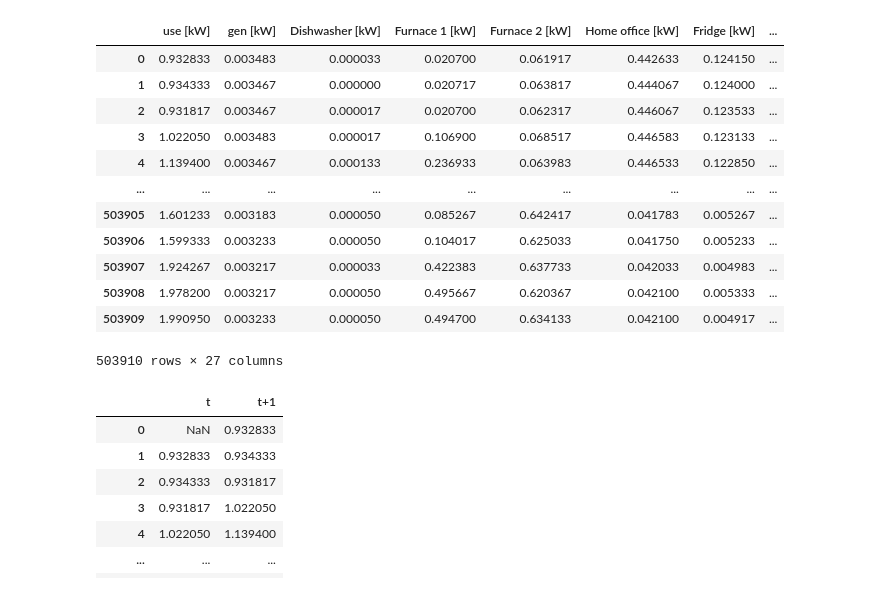
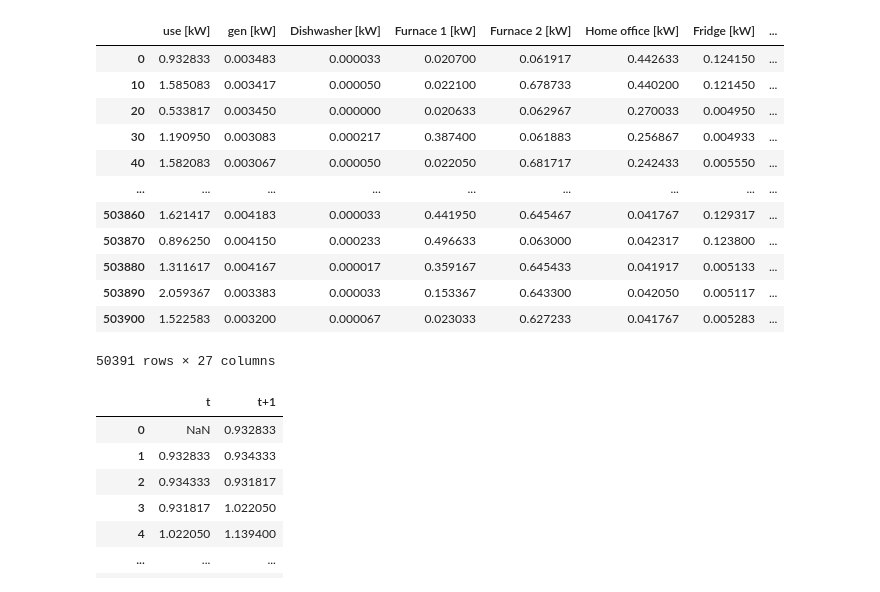
Before and after one commit to MatheusCascalho/Appliance-Energy-Prediction, a Jupyter notebook: notebooks/experimentos_artigo/kaggle_appliances/persistence.ipynb, the cells around one changed output. Cells and saved outputs as stored; diff of their text form; code cells hidden in the pictures.

```diff
--- a/notebooks/experimentos_artigo/kaggle_appliances/persistence.ipynb
+++ b/notebooks/experimentos_artigo/kaggle_appliances/persistence.ipynb
@@ -16,23 +16,23 @@ def cal_nrmse(rmse, y):
 # %%
 df = pd.read_csv('/home/hugo/projetos-doutorado/Appliance-Energy-Prediction/data/HomeC.csv')
 data = df.drop(labels=['icon','summary','cloudCover', 'House overall [kW]', 'time'], axis=1)
-#data = data.loc[0: : 10]
+data = data.loc[0: : 10]
 #data['use [kW]'] = data['use [kW]'] * 1000; # transforma para Watt
 data.dropna()
 # %% [output]
 |  | use [kW] | gen [kW] | Dishwasher [kW] | Furnace 1 [kW] | Furnace 2 [kW] | Home office [kW] | Fridge [kW] | ... |
 | 0 | 0.932833 | 0.003483 | 0.000033 | 0.020700 | 0.061917 | 0.442633 | 0.124150 | ... |
-| 1 | 0.934333 | 0.003467 | 0.000000 | 0.020717 | 0.063817 | 0.444067 | 0.124000 | ... |
-| 2 | 0.931817 | 0.003467 | 0.000017 | 0.020700 | 0.062317 | 0.446067 | 0.123533 | ... |
-| 3 | 1.022050 | 0.003483 | 0.000017 | 0.106900 | 0.068517 | 0.446583 | 0.123133 | ... |
-| 4 | 1.139400 | 0.003467 | 0.000133 | 0.236933 | 0.063983 | 0.446533 | 0.122850 | ... |
+| 10 | 1.585083 | 0.003417 | 0.000050 | 0.022100 | 0.678733 | 0.440200 | 0.121450 | ... |
+| 20 | 0.533817 | 0.003450 | 0.000000 | 0.020633 | 0.062967 | 0.270033 | 0.004950 | ... |
+| 30 | 1.190950 | 0.003083 | 0.000217 | 0.387400 | 0.061883 | 0.256867 | 0.004933 | ... |
+| 40 | 1.582083 | 0.003067 | 0.000050 | 0.022050 | 0.681717 | 0.242433 | 0.005550 | ... |
 | ... | ... | ... | ... | ... | ... | ... | ... | ... |
-| 503905 | 1.601233 | 0.003183 | 0.000050 | 0.085267 | 0.642417 | 0.041783 | 0.005267 | ... |
-| 503906 | 1.599333 | 0.003233 | 0.000050 | 0.104017 | 0.625033 | 0.041750 | 0.005233 | ... |
-| 503907 | 1.924267 | 0.003217 | 0.000033 | 0.422383 | 0.637733 | 0.042033 | 0.004983 | ... |
-| 503908 | 1.978200 | 0.003217 | 0.000050 | 0.495667 | 0.620367 | 0.042100 | 0.005333 | ... |
-| 503909 | 1.990950 | 0.003233 | 0.000050 | 0.494700 | 0.634133 | 0.042100 | 0.004917 | ... |
+| 503860 | 1.621417 | 0.004183 | 0.000033 | 0.441950 | 0.645467 | 0.041767 | 0.129317 | ... |
+| 503870 | 0.896250 | 0.004150 | 0.000233 | 0.496633 | 0.063000 | 0.042317 | 0.123800 | ... |
+| 503880 | 1.311617 | 0.004167 | 0.000017 | 0.359167 | 0.645433 | 0.041917 | 0.005133 | ... |
+| 503890 | 2.059367 | 0.003383 | 0.000033 | 0.153367 | 0.643300 | 0.042050 | 0.005117 | ... |
+| 503900 | 1.522583 | 0.003200 | 0.000067 | 0.023033 | 0.627233 | 0.041767 | 0.005283 | ... |
-503910 rows × 27 columns
+50391 rows × 27 columns
 # %%
 # Create a lag feature
 y_appliance = data['use [kW]']
```
Also changed, not shown: 8 other files.
